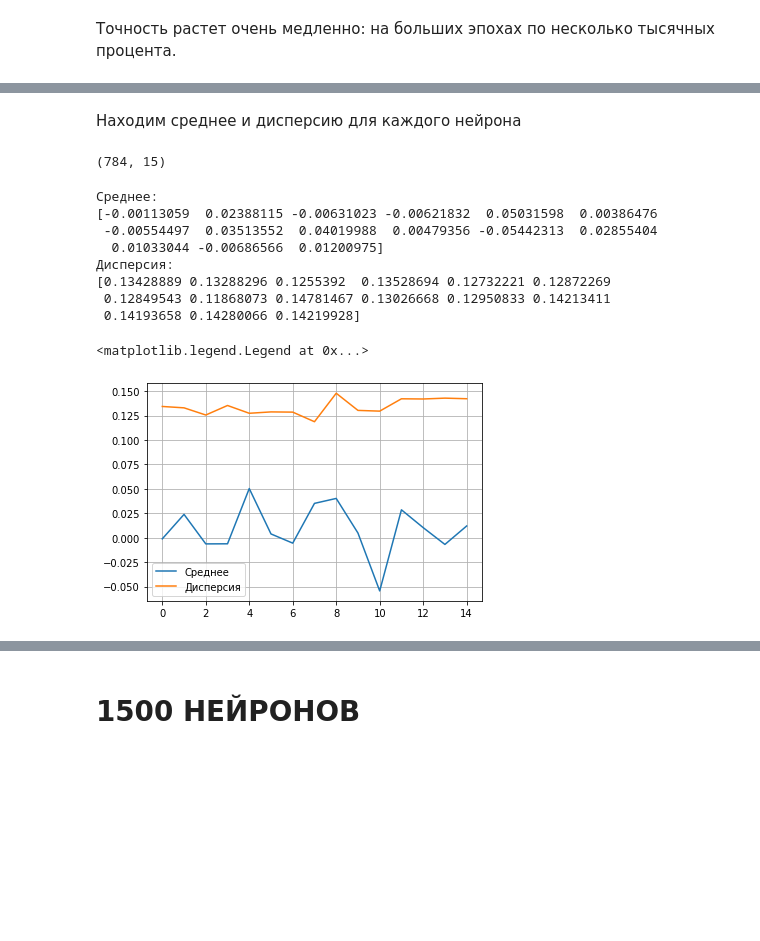
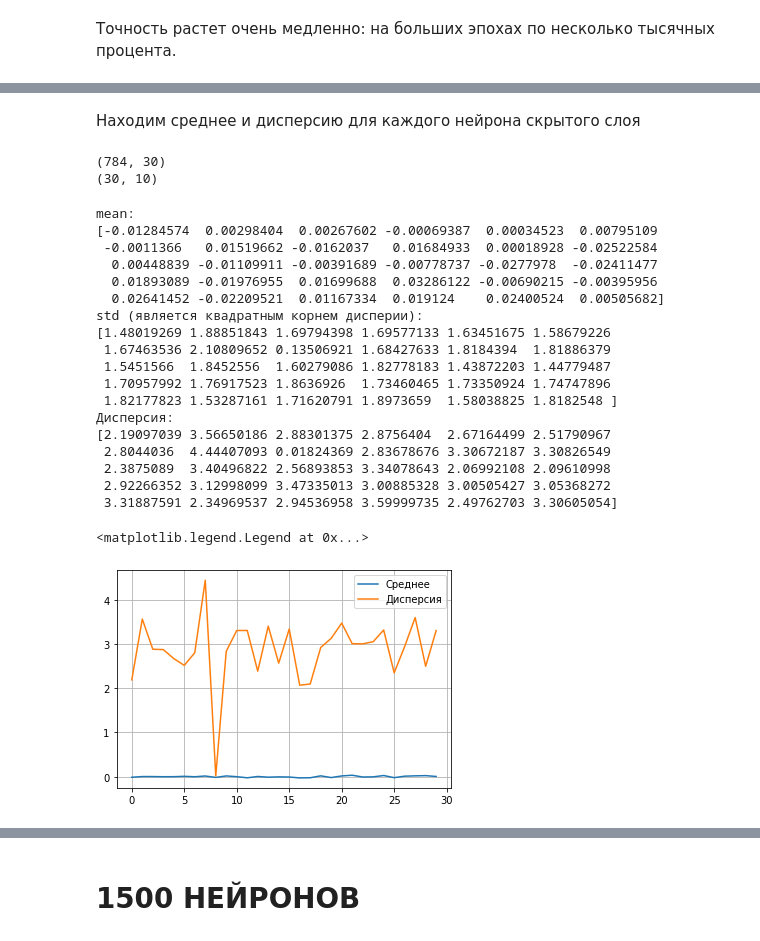
Before and after one commit to helenross636/magic_season, a Jupyter notebook: Load_nets+work.ipynb, the cells around one changed output, grey strips where cells are left out. Cells and saved outputs as stored; diff of their text form; code cells hidden in the pictures; blank space fills up the shorter version.

```diff
--- a/Load_nets+work.ipynb
+++ b/Load_nets+work.ipynb
@@ -13,5 +13,5 @@ from tensorflow import keras
 # %%
-model = keras.models.load_model('/content/model_15.h5')
+model = keras.models.load_model('/content/model_30n_2k.h5')
 # %% [markdown]
 Точность растет очень медленно: на больших эпохах по несколько тысячных процента.
 # %%
@@ -114,47 +123,53 @@ out layer: max = 85.4695,
 # %% [markdown]
-Находим среднее и дисперсию для каждого нейрона
+Находим среднее и дисперсию для каждого нейрона скрытого слоя
-# %%
-weight_origin2=model.layers[0].get_weights()[0]#.flatten()
-print(weight_origin2.shape)
-#(784, 15) - 10 нейронов по 784 связей
-# %% [output]
-(784, 15)
+# %%
+weight_origin=model.layers[0].get_weights()[0] #ВХОД скрытого
+weight_origin2=model.layers[1].get_weights()[0] #ВЫХОД скрытого
+dense1 = model.layers[0].get_weights()[1]
+#уточнить длину
+print(weight_origin.shape)
+print(weight_origin2.shape)
+#(30, 10) - 10 нейронов по 30 связей (будем использовать наоборот - 30 нейронов по 10 связей)
+(y,z) = weight_origin2.shape
+# %% [output]
+(784, 30)
+(30, 10)
 # %%
-
-aver = np.empty(15) #средние значения
-disp = np.empty(15) #дисперсии
-x = range(15)
-
-for i in range(15):
-  av = 0
-  for j in range(784):
-    av = av + weight_origin2[j][i]
-  aver[i] = av/784
-
-for i in range(15):
-  temp = 0
-  for j in range(784):
-    temp = temp + (weight_origin2[j][i] - aver[i])*(weight_origin2[j][i] - aver[i])
-  disp[i] = temp/784
-
-print("Среднее:")
+aver = np.empty(y) #средние значения (по строкам для выхода скрытого слоя)
+disp = np.empty(y) #дисперсии (по строкам для выхода скрытого слоя)
+x = range(y)
+np.mean(weight_origin2, axis=1, out=aver)
+print("mean: ")
 print(aver)
-print("Дисперсия:")
+np.std(weight_origin2, axis=1, out=disp)
+print("std (является квадратным корнем дисперии): ")
 print(disp)
+print("Дисперсия: ")
+print(disp*disp)
 
 plt.plot(x,aver, label = u'Среднее')
-plt.plot(x,disp, label = u'Дисперсия')
+plt.plot(x,disp*disp, label = u'Дисперсия')
 
 plt.grid(True)
 plt.legend()
 # %% [output]
-Среднее:
-[-0.00113059  0.02388115 -0.00631023 -0.00621832  0.05031598  0.00386476
- -0.00554497  0.03513552  0.04019988  0.00479356 -0.05442313  0.02855404
-  0.01033044 -0.00686566  0.01200975]
+mean:
+[-0.01284574  0.00298404  0.00267602 -0.00069387  0.00034523  0.00795109
+ -0.0011366   0.01519662 -0.0162037   0.01684933  0.00018928 -0.02522584
+  0.00448839 -0.01109911 -0.00391689 -0.00778737 -0.0277978  -0.02411477
+  0.01893089 -0.01976955  0.01699688  0.03286122 -0.00690215 -0.00395956
+  0.02641452 -0.02209521  0.01167334  0.019124    0.02400524  0.00505682]
+std (является квадратным корнем дисперии):
+[1.48019269 1.88851843 1.69794398 1.69577133 1.63451675 1.58679226
+ 1.67463536 2.10809652 0.13506921 1.68427633 1.8184394  1.81886379
+ 1.5451566  1.8452556  1.60279086 1.82778183 1.43872203 1.44779487
+ 1.70957992 1.76917523 1.8636926  1.73460465 1.73350924 1.74747896
+ 1.82177823 1.53287161 1.71620791 1.8973659  1.58038825 1.8182548 ]
 Дисперсия:
-[0.13428889 0.13288296 0.1255392  0.13528694 0.12732221 0.12872269
- 0.12849543 0.11868073 0.14781467 0.13026668 0.12950833 0.14213411
- 0.14193658 0.14280066 0.14219928]
+[2.19097039 3.56650186 2.88301375 2.8756404  2.67164499 2.51790967
+ 2.8044036  4.44407093 0.01824369 2.83678676 3.30672187 3.30826549
+ 2.3875089  3.40496822 2.56893853 3.34078643 2.06992108 2.09610998
+ 2.92266352 3.12998099 3.47335013 3.00885328 3.00505427 3.05368272
+ 3.31887591 2.34969537 2.94536958 3.59999735 2.49762703 3.30605054]
 <matplotlib.legend.Legend at 0x...>
-[figure, old version]
+[figure, new version]
```
Also changed, not shown: parts of 31 cells of this notebook.
